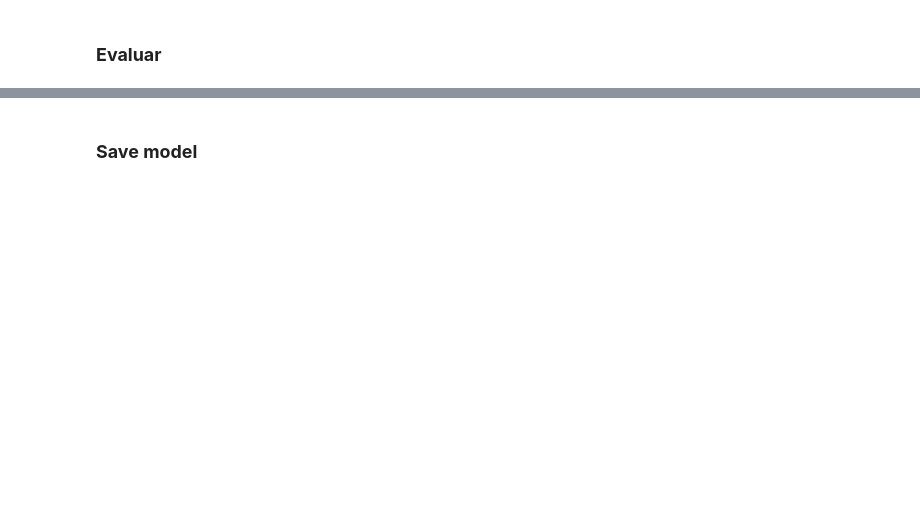
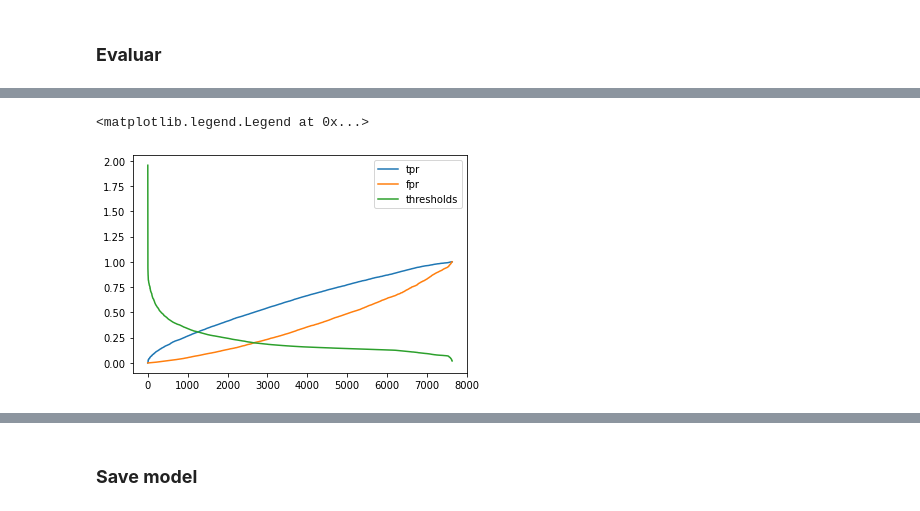
Before and after one commit to cperezh/imdb, a Jupyter notebook: Learning.ipynb, the cells around one changed output, grey strips where cells are left out. Drawn from its saved outputs; the diff is of its cells as text; code cells hidden in the pictures; blank space fills up the shorter version.

```diff
--- a/Learning.ipynb
+++ b/Learning.ipynb
@@ -205,0 +208,10 @@ plt.plot(recall)
+# %%
+fpr, tpr, thresholds = mtx.roc_curve(y_test, probas_pred[:,0]
+                                                           , pos_label="Buena")
+plt.plot(tpr, label = "tpr")
+plt.plot(fpr,label = "fpr")
+plt.plot(thresholds, label = "thresholds")
+plt.legend()
+# %% [output]
+<matplotlib.legend.Legend at 0x...>
+[figure, added]
```
Also changed, not shown: parts of 9 cells of this notebook, 3 other files.
